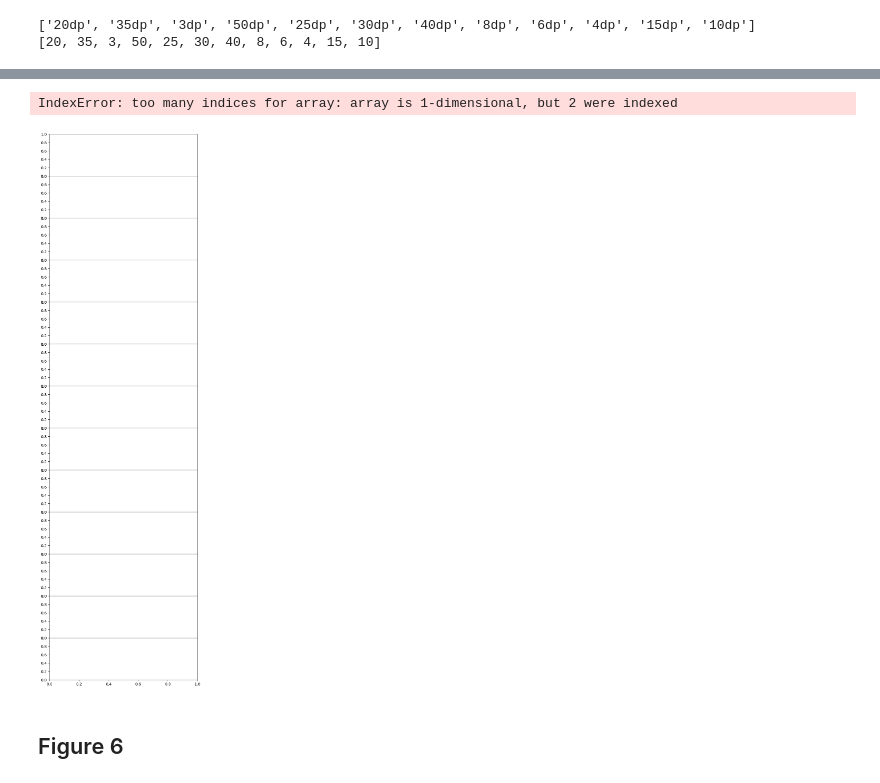
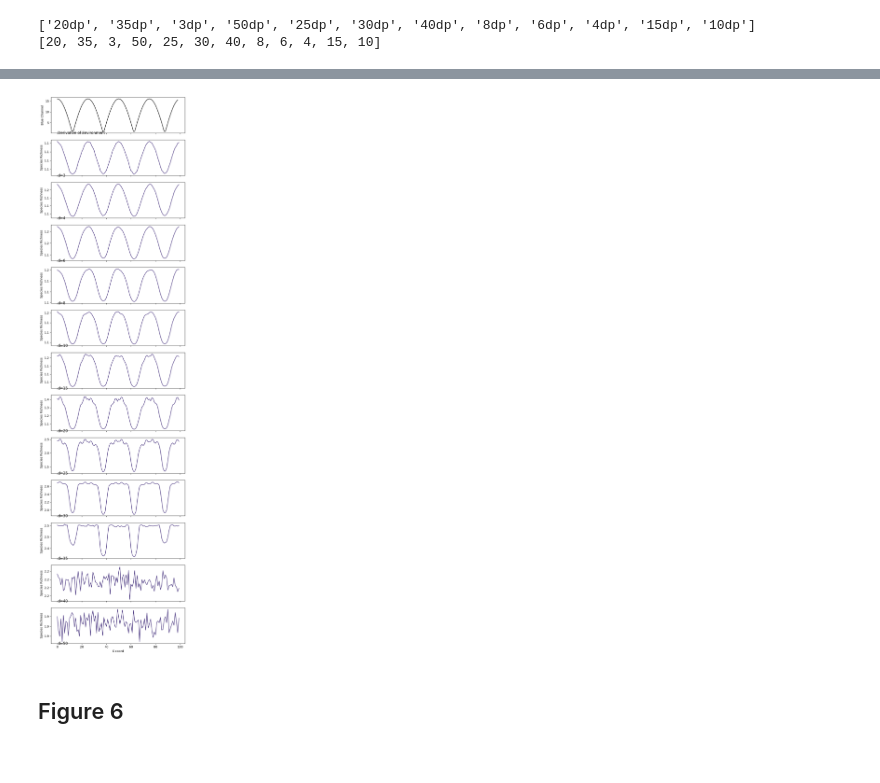
Before and after one commit to giuliabernardinieco/revosim-simulations, a Jupyter notebook: figures-generation.ipynb, the cells around one changed output, grey strips where cells are left out. Cells and saved outputs as stored; diff of their text form; code cells hidden in the pictures.

```diff
--- a/figures-generation.ipynb
+++ b/figures-generation.ipynb
@@ -691,43 +642,24 @@ plt.show()
-# %%
-# Calculate the number of rows and columns for subplots
-num_cols = 1
-num_rows = 13
-
-# Calculate the figure size based on the desired proportion
-# fig_width = 7 * num_cols
-# fig_height = 2 * num_rows
-
-# Create a figure and axes for subplots with the calculated size
-fig, axes = plt.subplots(13, 1, figsize=(7, 2*13), sharex=True)
-
-# Remove space between subplots
-plt.subplots_adjust(wspace=0, hspace=0)
-
-# Plotting
-for idx, (dp, df) in enumerate(dfs_int_keys.items()):
-    # Calculate the row and column index for the current grid
-    row_idx = idx // num_cols
-    col_idx = idx % num_cols
-
-    # Plot the species richness for the current grid
-    ax = axes[row_idx, col_idx] if num_rows > 1 else axes[col_idx]
-    sns.lineplot(data=df, x='X coord', y='Species Richness', color=sns.color_palette('viridis')[0], errorbar=None, ax=ax)
-    ax.text(1, 1, f'd={dp}', fontsize=11,  va='top', ha='left', color='black')
-    ax.set_xlabel('X Coordinate')
-    ax.set_ylabel('Species Richness')
-    # Add an additional axis for the second plot
-    ax2 = ax.twinx()
-    ax2.plot(list(range(0, 99)), devsin, color="black")
-    ax2.set_ylabel('')
-
-# Adjust layout
-plt.tight_layout()
-
-# Show the plot
-plt.show()
-# %% [output]
-IndexError: too many indices for array: array is 1-dimensional, but 2 were indexed
-[figure, removed]
+# %%
+# Creating the figures and subplots
+fig, axs = plt.subplots(13, 1, figsize=(7, 2*13), sharex=True)
+
+axs[0].plot(list(range(0, 99)), devsin, color="black")
+axs[0].set_ylabel('Blue Channel')
+axs[0].text(0.05, 0.05, "Derivative of Environment", transform=axs[0].transAxes, fontsize=12, verticalalignment='top', color='black')
+
+# Loop through the keys and dataframes
+for i, key in enumerate(sorted(dfs_int_keys.keys())):
+    df = dfs_int_keys[key]
+    sns.lineplot(data=df, x='X coord', y='Species Richness', color=sns.color_palette('viridis')[0], errorbar=None, ax=axs[i+1])
+    axs[i+1].text(0.05, 0.05, f'd={key}', transform=axs[i+1].transAxes, fontsize=12, verticalalignment='top', color='black')
+    axs[i+1].yaxis.set_major_formatter(FormatStrFormatter('%.1f'))
+
+plt.xlabel('X coordinate')
+
+plt.tight_layout()
+plt.show()
+# %% [output]
+[figure, added]
 # %% [markdown]
 ## Figure 6
 # %% [markdown]
```
Also changed, not shown: parts of 2 cells of this notebook, 4 other files.
